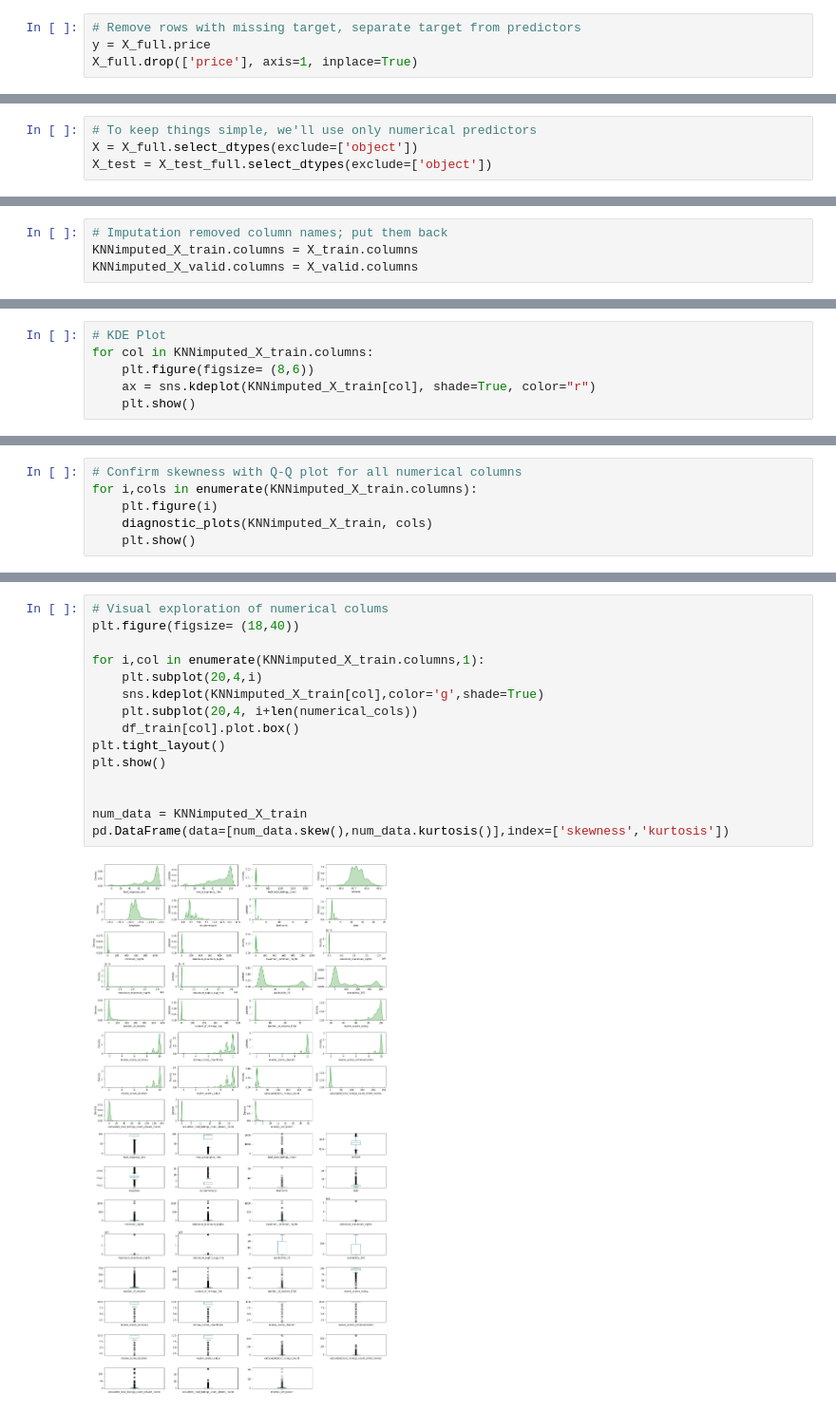
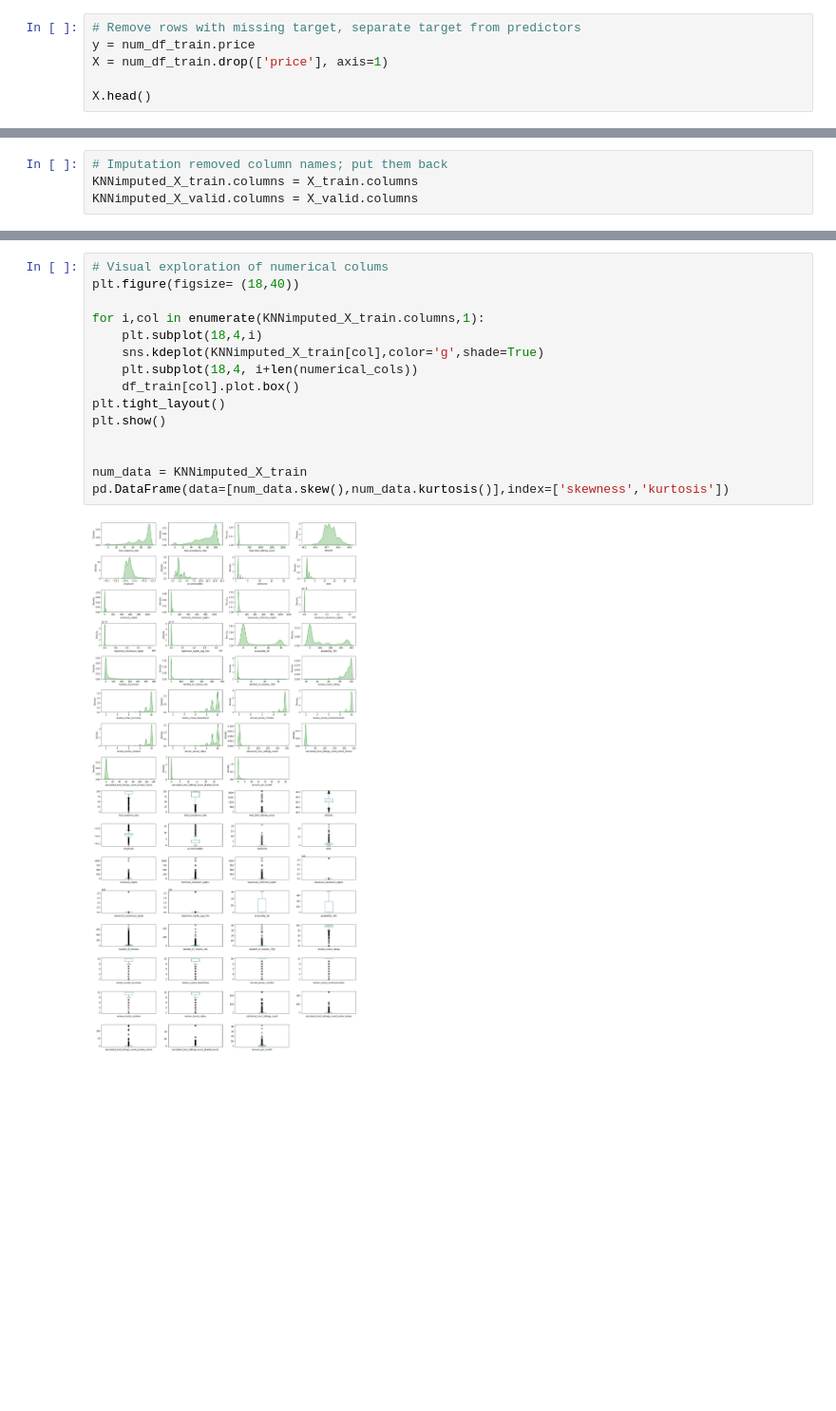
Before and after one commit to obeabi/SDSDecember2020Challenge, a Jupyter notebook: model_v1.ipynb, the cells around one changed output, grey strips where cells are left out. Shown at 95% size. Drawn from its saved outputs; the diff is of its cells as text; blank space fills up the shorter version.

```diff
--- a/model_v1.ipynb
+++ b/model_v1.ipynb
@@ -342,4 +515,6 @@ X_full.head()
 # %%
 # Remove rows with missing target, separate target from predictors
-y = X_full.price
-X_full.drop(['price'], axis=1, inplace=True)
+y = num_df_train.price
+X = num_df_train.drop(['price'], axis=1)
+
+X.head()
@@ -346,5 +528 @@ X_full.drop(['price'], axis=1, inplace=True)
-# %%
-# To keep things simple, we'll use only numerical predictors
-X = X_full.select_dtypes(exclude=['object'])
-X_test = X_test_full.select_dtypes(exclude=['object'])
 # %%
@@ -425,6 +558,0 @@ plt.show()
-# %%
-# KDE Plot
-for col in KNNimputed_X_train.columns:
-    plt.figure(figsize= (8,6))
-    ax = sns.kdeplot(KNNimputed_X_train[col], shade=True, color="r")
-    plt.show()
@@ -464,6 +558,0 @@ def diagnostic_plots(df,variable):
-# %%
-# Confirm skewness with Q-Q plot for all numerical columns
-for i,cols in enumerate(KNNimputed_X_train.columns):
-    plt.figure(i)
-    diagnostic_plots(KNNimputed_X_train, cols)
-    plt.show()
@@ -484,20 +567,20 @@ for i,cols in enumerate(KNNimputed_X_train.columns):
 # %%
 # Visual exploration of numerical colums
 plt.figure(figsize= (18,40))
 
 for i,col in enumerate(KNNimputed_X_train.columns,1):
-    plt.subplot(20,4,i)
+    plt.subplot(18,4,i)
     sns.kdeplot(KNNimputed_X_train[col],color='g',shade=True)
-    plt.subplot(20,4, i+len(numerical_cols))
+    plt.subplot(18,4, i+len(numerical_cols))
     df_train[col].plot.box()
 plt.tight_layout()
 plt.show()
 
 
 num_data = KNNimputed_X_train
 pd.DataFrame(data=[num_data.skew(),num_data.kurtosis()],index=['skewness','kurtosis'])
 # %% [output]
-[figure, old version]
+[figure, new version]
 |  | host_response_rate | host_acceptance_rate | host_total_listings_count | latitude | longitude | accommodates | ... |
 | skewness | -1.498602 | -1.104864 | 11.253533 | 0.225662 | 1.361188 | 2.596378 | ... |
 | kurtosis | 1.724223 | 0.617672 | 136.228020 | 0.102024 | 4.506373 | 11.227648 | ... |
```
Also changed, not shown: parts of 49 cells of this notebook.
